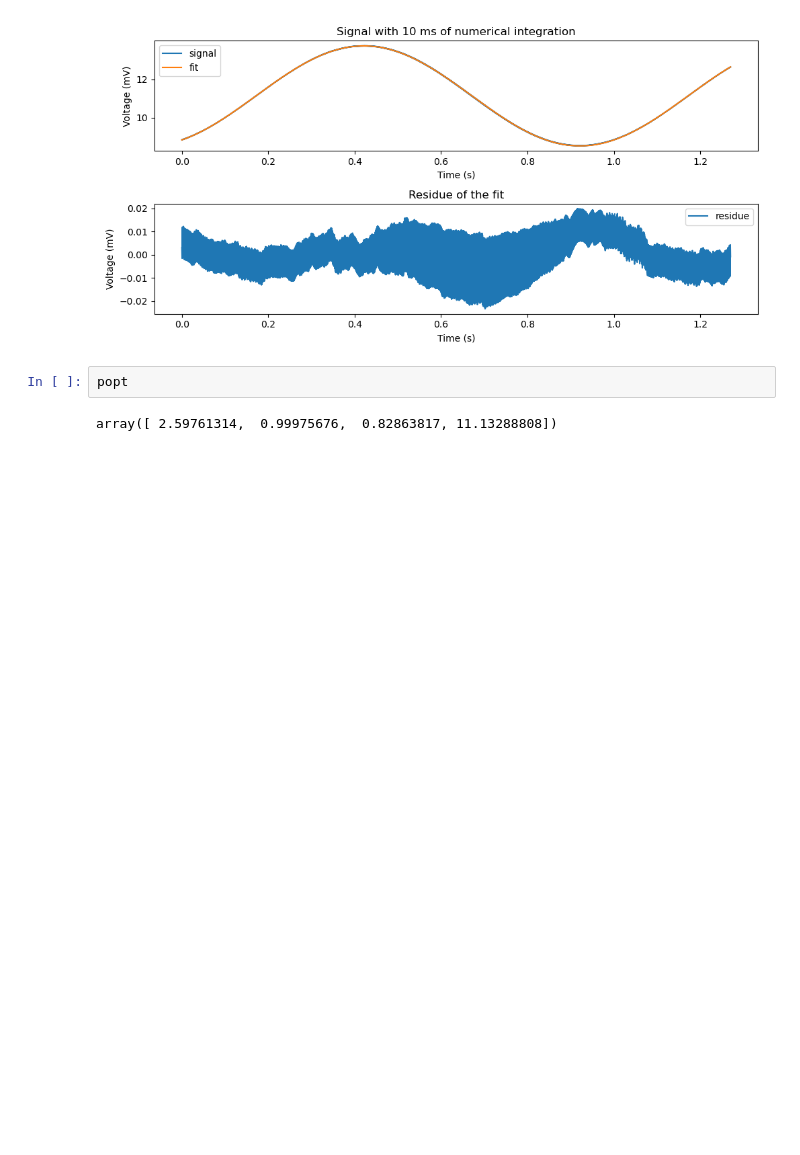
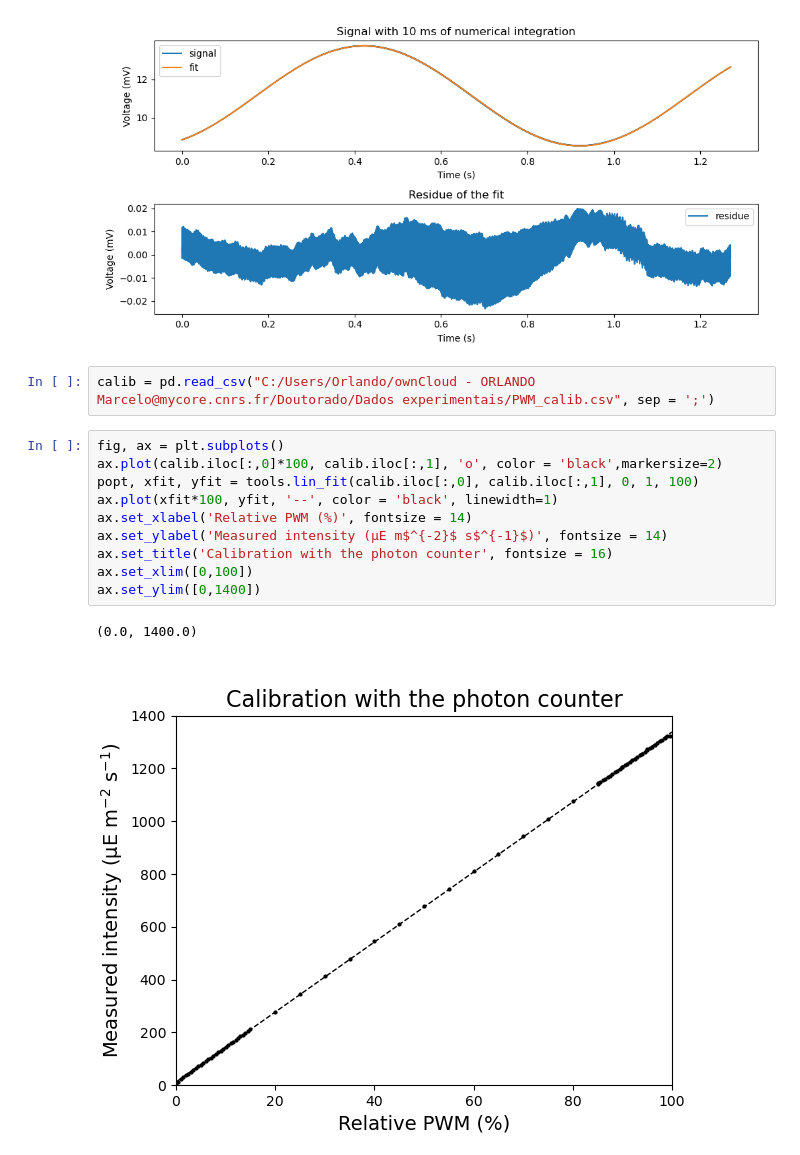
Before and after one commit to orlandomarcelo/DREAM_repo, a Jupyter notebook: Notebooks/Oscillo.ipynb, the cells around one changed output. Cells and saved outputs as stored; diff of their text form; blank space fills up the shorter version.

```diff
--- a/Notebooks/Oscillo.ipynb
+++ b/Notebooks/Oscillo.ipynb
@@ -68,6 +73,17 @@ figure.tight_layout()
 # %% [output]
 [figure]
 # %%
-popt
+calib = pd.read_csv("C:/Users/Orlando/ownCloud - ORLANDO Marcelo@mycore.cnrs.fr/Doutorado/Dados experimentais/PWM_calib.csv", sep = ';')
-# %% [output]
-array([ 2.59761314,  0.99975676,  0.82863817, 11.13288808])
+# %%
+fig, ax = plt.subplots()
+ax.plot(calib.iloc[:,0]*100, calib.iloc[:,1], 'o', color = 'black',markersize=2)
+popt, xfit, yfit = tools.lin_fit(calib.iloc[:,0], calib.iloc[:,1], 0, 1, 100)
+ax.plot(xfit*100, yfit, '--', color = 'black', linewidth=1)
+ax.set_xlabel('Relative PWM (%)', fontsize = 14)
+ax.set_ylabel('Measured intensity (µE m$^{-2}$ s$^{-1}$)', fontsize = 14)
+ax.set_title('Calibration with the photon counter', fontsize = 16)
+ax.set_xlim([0,100])
+ax.set_ylim([0,1400])
+# %% [output]
+(0.0, 1400.0)
+[figure, added]
```
Also changed, not shown: parts of 1 cell of this notebook, 5 other files.
